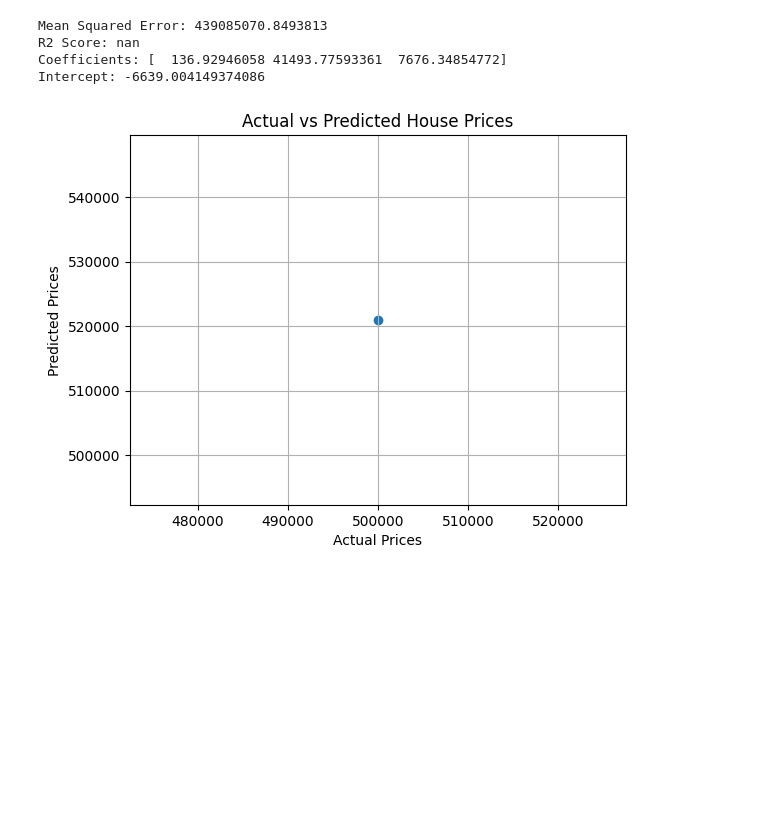
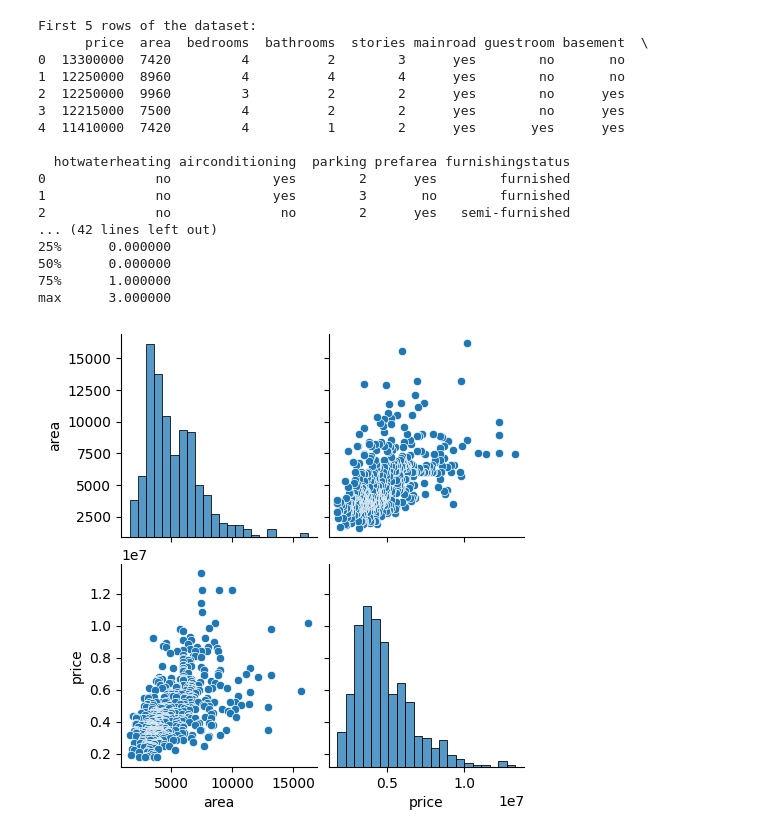
Before and after one commit to bhanuprakashpd7/predictive-analysis, a Jupyter notebook: Untitled24.ipynb, the cells around one changed output. Cells and saved outputs as stored; diff of their text form; code cells hidden in the pictures; blank space fills up the shorter version.

```diff
--- a/Untitled24.ipynb
+++ b/Untitled24.ipynb
@@ -3,54 +3,72 @@
 # %%
 import pandas as pd
 import numpy as np
+import matplotlib.pyplot as plt
+import seaborn as sns
+
 from sklearn.model_selection import train_test_split
 from sklearn.linear_model import LinearRegression
 from sklearn.metrics import mean_squared_error, r2_score
-import matplotlib.pyplot as plt
-import seaborn as sns
 
-# Sample dataset (you can replace this with your own CSV file)
-data = {
-    'Area': [1500, 1800, 2400, 3000, 3500],
-    'Bedrooms': [3, 4, 3, 5, 4],
-    'Age': [10, 15, 20, 5, 8],
-    'Price': [400000, 500000, 600000, 650000, 700000]
-}
 
-df = pd.DataFrame(data)
+data = pd.read_csv('/content/Housing.csv')
+print("First 5 rows of the dataset:")
+print(data.head())
 
-# Features and target
-X = df[['Area', 'Bedrooms', 'Age']]
-y = df['Price']
 
-# Split the dataset
+print("\nDataset Info:")
+print(data.info())
+print("\nStatistical Summary:")
+print(data.describe())
+
+
+sns.pairplot(data[['area', 'price']])
+plt.show()
+
+
+data = data.dropna()
+
+features = ['area']
+X = data[features]
+y = data['price']
+
 X_train, X_test, y_train, y_test = train_test_split(X, y, test_size=0.2, random_state=42)
 
-# Train the model
 model = LinearRegression()
 model.fit(X_train, y_train)
 
-# Predict
 y_pred = model.predict(X_test)
 
-# Evaluation
-print("Mean Squared Error:", mean_squared_error(y_test, y_pred))
-print("R2 Score:", r2_score(y_test, y_pred))
+mse = mean_squared_error(y_test, y_pred)
+r2 = r2_score(y_test, y_pred)
 
-# Coefficients
-print("Coefficients:", model.coef_)
-print("Intercept:", model.intercept_)
+print(f"\nModel Evaluation:")
+print(f"Mean Squared Error: {mse:.2f}")
+print(f"R^2 Score: {r2:.2f}")
 
-# Optional: plot actual vs predicted
-plt.scatter(y_test, y_pred)
+
+plt.scatter(y_test, y_pred, alpha=0.6, edgecolors='w')
 plt.xlabel("Actual Prices")
 plt.ylabel("Predicted Prices")
 plt.title("Actual vs Predicted House Prices")
-plt.grid(True)
+plt.plot([y_test.min(), y_test.max()], [y_test.min(), y_test.max()], 'r--')
 plt.show()
 # %% [output]
-Mean Squared Error: 439085070.8493813
-R2 Score: nan
-Coefficients: [  136.92946058 41493.77593361  7676.34854772]
-Intercept: -6639.004149374086
+First 5 rows of the dataset:
+      price  area  bedrooms  bathrooms  stories mainroad guestroom basement  \
+0  13300000  7420         4          2        3      yes        no       no
+1  12250000  8960         4          4        4      yes        no       no
+2  12250000  9960         3          2        2      yes        no      yes
+3  12215000  7500         4          2        2      yes        no      yes
+4  11410000  7420         4          1        2      yes       yes      yes
+
+  hotwaterheating airconditioning  parking prefarea furnishingstatus
+0              no             yes        2      yes        furnished
+1              no             yes        3       no        furnished
+2              no              no        2      yes   semi-furnished
+... (42 lines left out)
+25%      0.000000
+50%      0.000000
+75%      1.000000
+max      3.000000
-[figure, old version]
+[figure, new version]
```
Also changed, not shown: parts of 1 cell of this notebook.
